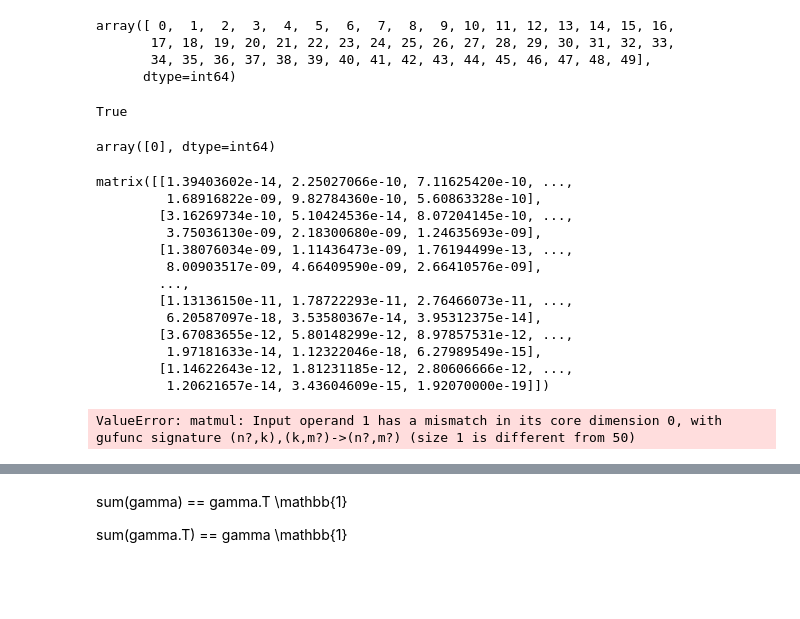
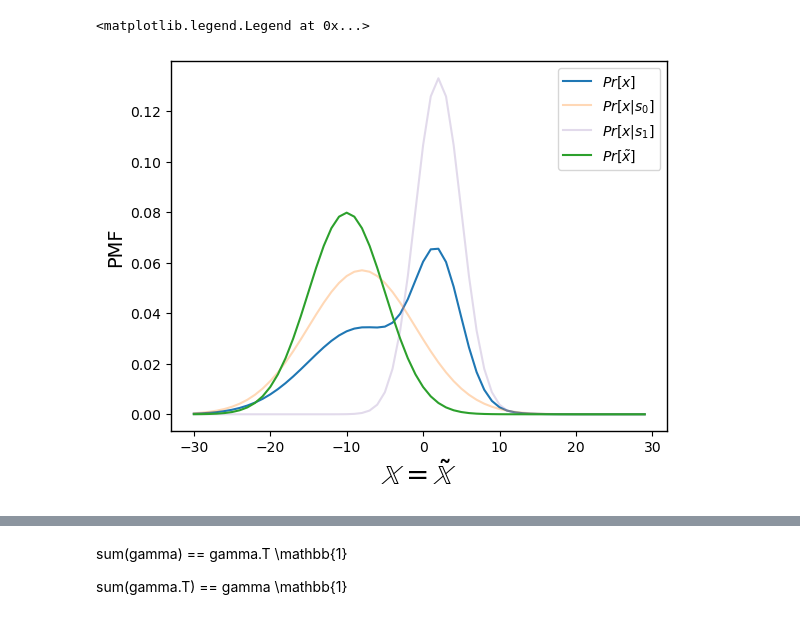
Before and after one commit to Quan-Zhou/OT_Debiasing, a Jupyter notebook: Dykstra.ipynb, the cells around one changed output, grey strips where cells are left out. Saved outputs shown, nothing was run; the diff lists cells and outputs as text; code cells hidden in the pictures; blank space fills up the shorter version.

```diff
--- a/Dykstra.ipynb
+++ b/Dykstra.ipynb
@@ -172,35 +121,12 @@ ValueError: matmul: Input operand 1 has a mismatch in its core dimension 0, with
-# %%
-np.where(~(V==0))[0]
-# %% [output]
-array([ 0,  1,  2,  3,  4,  5,  6,  7,  8,  9, 10, 11, 12, 13, 14, 15, 16,
-       17, 18, 19, 20, 21, 22, 23, 24, 25, 26, 27, 28, 29, 30, 31, 32, 33,
-       34, 35, 36, 37, 38, 39, 40, 41, 42, 43, 44, 45, 46, 47, 48, 49],
-      dtype=int64)
-# %%
-dist['v']==0
-# %% [output]
-True
-# %%
-np.where(~(dist['v']==0))[0]
-# %% [output]
-array([0], dtype=int64)
-# %%
-gamma_dict[2].T
-# %% [output]
-matrix([[1.39403602e-14, 2.25027066e-10, 7.11625420e-10, ...,
-         1.68916822e-09, 9.82784360e-10, 5.60863328e-10],
-        [3.16269734e-10, 5.10424536e-14, 8.07204145e-10, ...,
-         3.75036130e-09, 2.18300680e-09, 1.24635693e-09],
-        [1.38076034e-09, 1.11436473e-09, 1.76194499e-13, ...,
-         8.00903517e-09, 4.66409590e-09, 2.66410576e-09],
-        ...,
-        [1.13136150e-11, 1.78722293e-11, 2.76466073e-11, ...,
-         6.20587097e-18, 3.53580367e-14, 3.95312375e-14],
-        [3.67083655e-12, 5.80148299e-12, 8.97857531e-12, ...,
-         1.97181633e-14, 1.12322046e-18, 6.27989549e-15],
-        [1.14622643e-12, 1.81231185e-12, 2.80606666e-12, ...,
-         1.20621657e-14, 3.43604609e-15, 1.92070000e-19]])
-# %%
-J=np.where(~((gamma_dict[2].T @ V.T).A1 ==0))[0].tolist()
-# %% [output]
-ValueError: matmul: Input operand 1 has a mismatch in its core dimension 0, with gufunc signature (n?,k),(k,m?)->(n?,m?) (size 1 is different from 50)
+# %%
+plt.plot(x_range,dist['x'],label=r'$Pr[x]$',color='tab:blue')
+plt.plot(x_range,dist['x_0'],label=r'$Pr[x|s_0]$',alpha=0.3,color='tab:orange')
+plt.plot(x_range,dist['x_1'],label=r'$Pr[x|s_1]$',alpha=0.3,color='#9f86c0')
+plt.plot(x_range,dist['t_x'],label=r'$Pr[\tilde{x}]$',color='tab:green')
+plt.ylabel('PMF',fontsize=14)
+plt.xlabel(r'$\mathbb{X}=\tilde{\mathbb{X}}$',fontsize=20)
+plt.legend()
+#plt.savefig('C:/Users/zhouq/Downloads/SourceTarget_example.pdf',bbox_inches = 'tight')
+# %% [output]
+<matplotlib.legend.Legend at 0x...>
+[figure, added]
```
Also changed, not shown: parts of 16 cells of this notebook.
